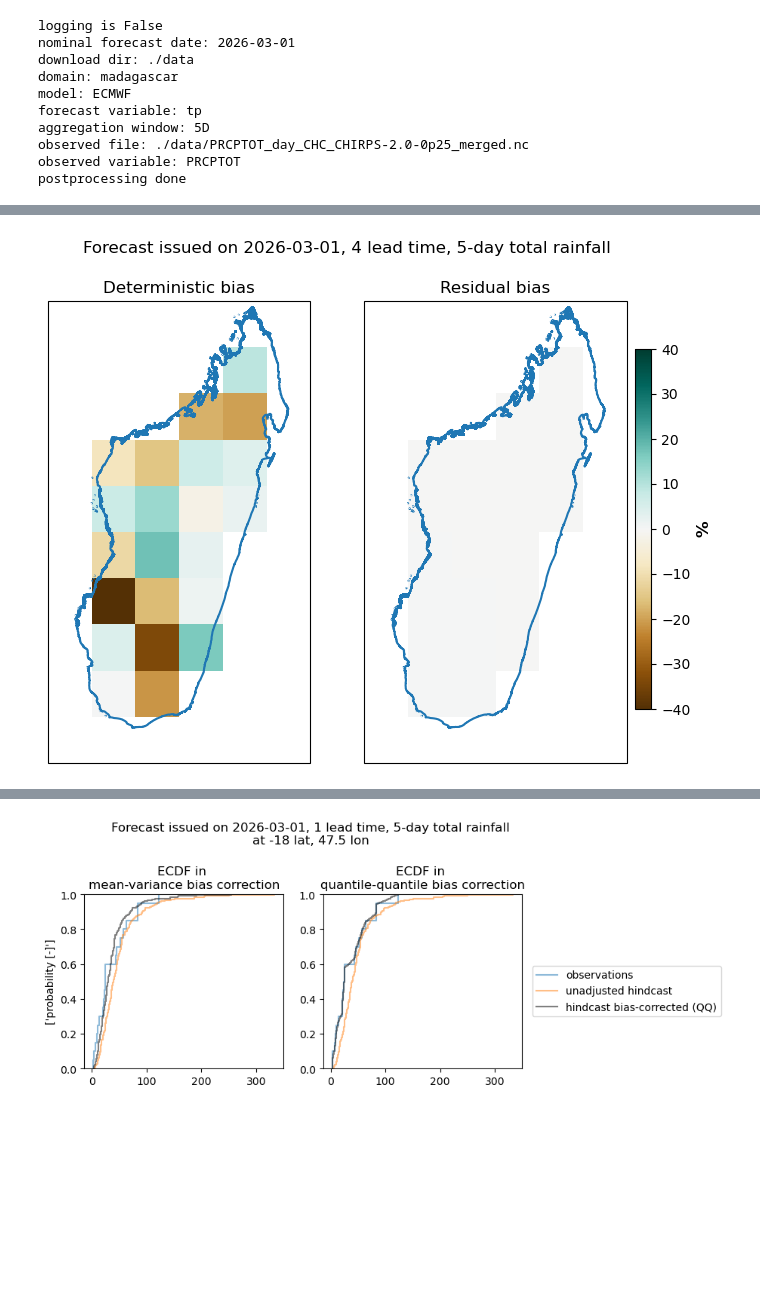
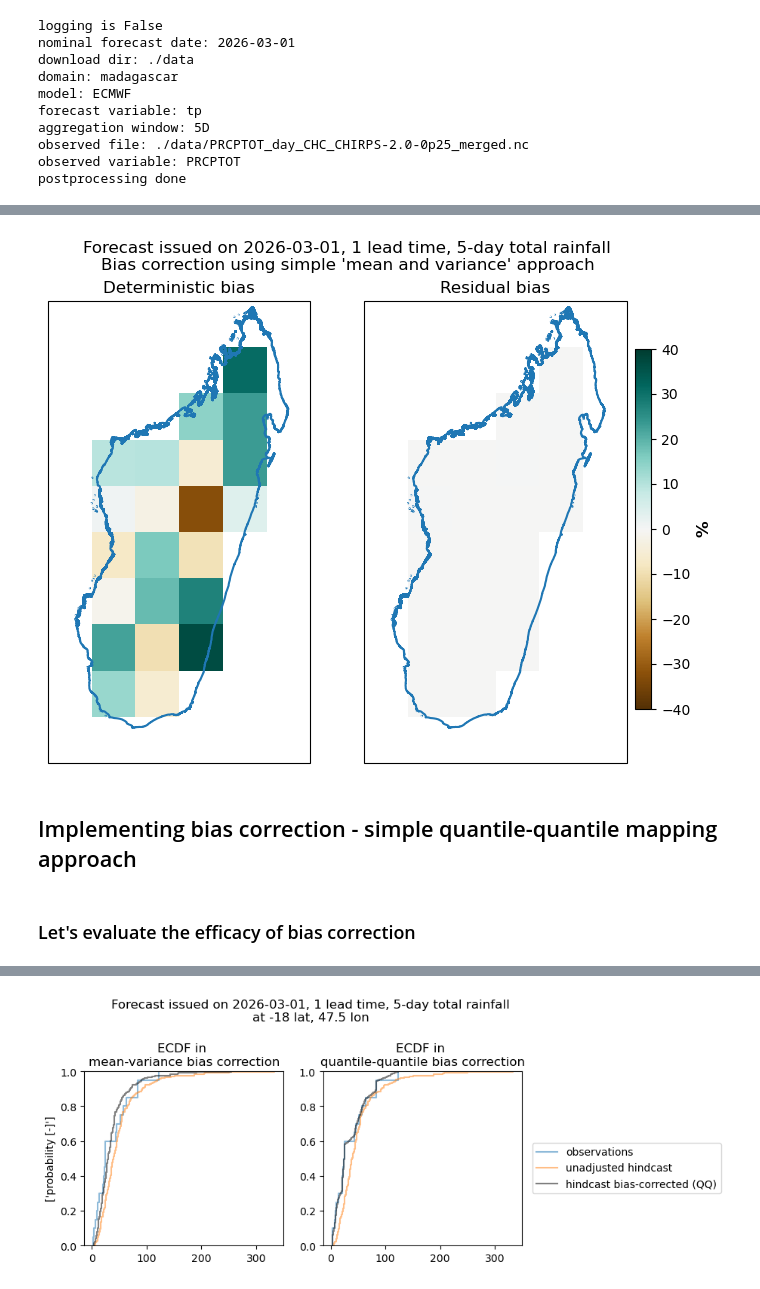
Before and after one commit to ecmwf/acacia-s2s-toolkit, a Jupyter notebook: example_notebooks/bias_correction_example.ipynb, the cells around one changed output, grey strips where cells are left out. Drawn from its saved outputs; the diff is of its cells as text; code cells hidden in the pictures; blank space fills up the shorter version.

Commit message:
separating bisas correction from postprocessing and adding examples

```diff
--- a/example_notebooks/bias_correction_example.ipynb
+++ b/example_notebooks/bias_correction_example.ipynb
@@ -152,54 +164,65 @@ forecast_bc_mv,hindcast_bc_mv=biascorrection_meanvariance(forecast_lt, hindcast_
+# %%
+#calculating long term mean in obs
+ob_clim=obs_lt.mean("init_date")
+
+# same for hindcast
+hc_clim=hindcast_lt.mean(["member", "init_date"])
+
+# same for bias corrected hindcast
+hc_clim_bc=hindcast_bc_mv.mean(["member", "init_date"])
+
+#calculating bias as percentage of obs value
+bias=((ob_clim-hc_clim)/ob_clim)*100
+
+#residual bias in bias corrected data
+resid_bias=((ob_clim-hc_clim_bc)/ob_clim)*100
 # %%
-# plotting  deterministic bias - mean difference between obs and median of the hindcast ensemble
-lead_time=4
+# plotting bias and residual bias
+
+#plotting for a selected lead time
+lead_time=1
+
 
 fig=plt.figure(figsize=(8,6))
 
 
 # plotting bias in original data
 pl=fig.add_subplot(1,2,1, projection=ccrs.PlateCarree())
 
-#calculating climatology in obs and hindcast
-ob=obs_lt.isel(lead_time=lead_time).mean("init_date")
-hc=hindcast_lt.mean("member").isel(lead_time=lead_time).mean("init_date")
+#plotting
+im=bias.sel(lead_time=lead_time).plot(add_colorbar=False, vmin=-40, vmax=40, cmap=plt.cm.BrBG)
 
-#calculating bias as percentage of obs value
-bias=((ob-hc)/ob)*100
-#plotting
-im=bias.plot(add_colorbar=False, vmin=-40, vmax=40, cmap=plt.cm.BrBG)
 #adding overlay
 overlay=gpd.read_file(domain_shape_file)
 overlay.boundary.plot(ax=pl)
 
 pl.set_title("Deterministic bias")
 
 
-#plotting bias in bias-corrected data
+#plotting residual bias in bias-corrected data
 
 pl=fig.add_subplot(1,2,2, projection=ccrs.PlateCarree())
 
-#calculating climatology in obs and in bias-corrected hindcast
-ob=obs_lt.isel(lead_time=lead_time).mean("init_date")
-hc_bc=hindcast_bc_mv.mean("member").isel(lead_time=lead_time).mean("init_date")
+#plotting
+im=resid_bias.sel(lead_time=lead_time).plot(add_colorbar=False, vmin=-40, vmax=40, cmap=plt.cm.BrBG)
 
-#calculating residual bias as percentage of obs value
-bias_bc=((ob-hc_bc)/ob)*100
-#plotting
-im=bias_bc.plot(add_colorbar=False, vmin=-40, vmax=40, cmap=plt.cm.BrBG)
 #adding colorbar
 ax=fig.add_axes([0.86,0.2,0.02,0.6])
 cbar = plt.colorbar(im, cax=ax)
 cbar.set_label('%', size=12, weight='bold')
+
 #adding overlay
 overlay=gpd.read_file(domain_shape_file)
 overlay.boundary.plot(ax=pl)
 
 pl.set_title("Residual bias")
 
 plt.subplots_adjust(right=0.85)
-plt.suptitle("Forecast issued on {}, {} lead time, {}-day total rainfall".format(nominal_date, lead_time, agg_window[:-1]))
+plt.suptitle("Forecast issued on {}, {} lead time, {}-day total rainfall\nBias correction using simple 'mean and variance' approach".format(nominal_date, lead_time, agg_window[:-1]))
 plt.show()
 # %% [output]
-[figure, old version]
+[figure, new version]
+# %% [markdown]
+## Implementing bias correction - simple quantile-quantile mapping approach
 # %%
 #now let's try with the quantile mapping approach
@@ -206,0 +230,2 @@ forecast_bc_qq,hindcast_bc_qq=biascorrection_qqmapping(forecast_lt, hindcast_lt,
+# %% [markdown]
+### Let's evaluate the efficacy of bias correction
```
Also changed, not shown: parts of 17 cells of this notebook, 3 other files.
